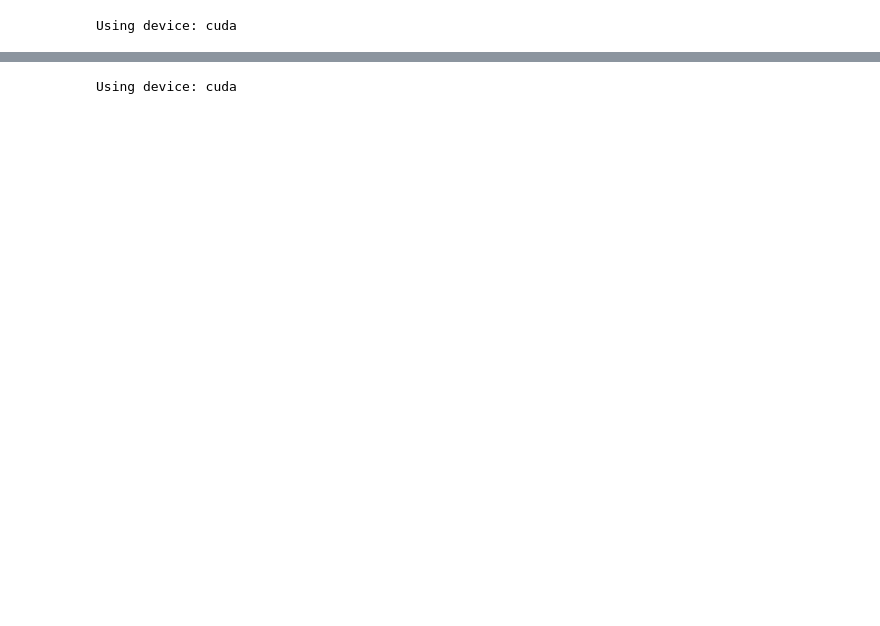
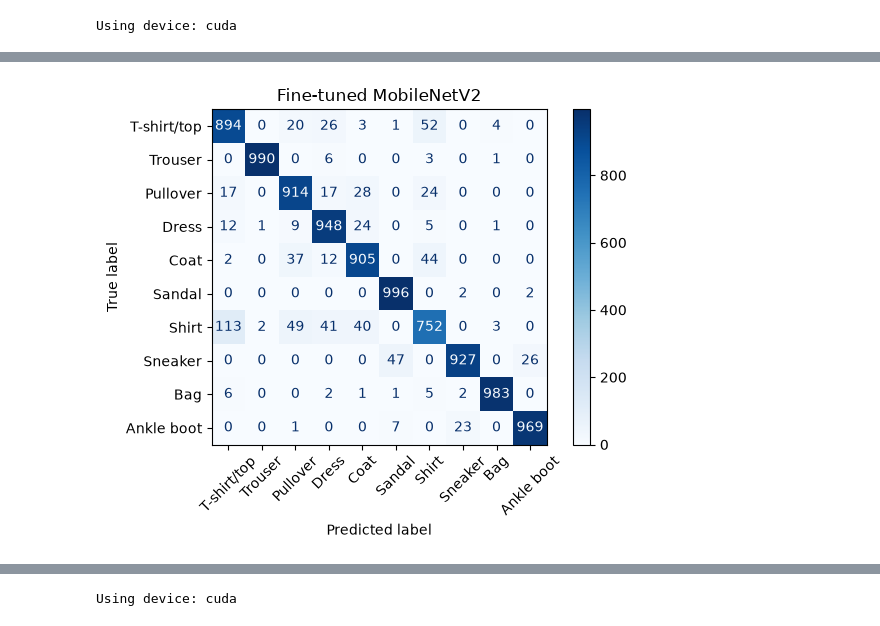
Before and after one commit to chabi1773/EN3150_Assignment_03_Team-FrameX, a Jupyter notebook: PR_assignment.ipynb, the cells around one changed output, grey strips where cells are left out. Saved outputs shown, nothing was run; the diff lists cells and outputs as text; code cells hidden in the pictures; blank space fills up the shorter version.

Commit message:
for last fine tuned mobile net and efficient net added codes to compare results, compary memory, time , number of parameters and also confusion matrix

```diff
--- a/PR_assignment.ipynb
+++ b/PR_assignment.ipynb
@@ -2393,0 +2408,91 @@ plt.show()
+# %%
+# ---new--- Evaluate and save fine-tuned MobileNetV2
+from pathlib import Path
+import pandas as pd
+from sklearn.metrics import (
+    classification_report,
+    confusion_matrix,
+    ConfusionMatrixDisplay,
+)
+
+assert isinstance(model_pt, torchvision.models.MobileNetV2)
+
+results_dir = Path("results") / "mobilenetv2_finetuned"
+results_dir.mkdir(parents=True, exist_ok=True)
+
+model_pt.eval()
+all_true_labels = []
+all_predictions = []
+
+with torch.no_grad():
+    for images, labels in testloader:
+        images = images.to(device)
+        predictions = model_pt(images).argmax(dim=1)
+
+        all_true_labels.extend(labels.cpu().tolist())
+        all_predictions.extend(predictions.cpu().tolist())
+
+class_names = torchvision.datasets.FashionMNIST.classes
+
+report = classification_report(
+    all_true_labels,
+    all_predictions,
+    labels=list(range(len(class_names))),
+    target_names=class_names,
+    output_dict=True,
+    zero_division=0,
+)
+
+class_results = pd.DataFrame(report).T.drop(
+    index="accuracy", errors="ignore"
+)
+class_results.to_csv(results_dir / "classification_report.csv")
+display(class_results)
+
+matrix = confusion_matrix(
+    all_true_labels,
+    all_predictions,
+    labels=list(range(len(class_names))),
+)
+
+pd.DataFrame(
+    matrix, index=class_names, columns=class_names
+).to_csv(results_dir / "confusion_matrix.csv")
+
+ConfusionMatrixDisplay(
+    confusion_matrix=matrix,
+    display_labels=class_names,
+).plot(xticks_rotation=45, cmap="Blues")
+
+plt.title("Fine-tuned MobileNetV2")
+plt.tight_layout()
+plt.savefig(results_dir / "confusion_matrix.png", dpi=200)
+plt.show()
+
+torch.save(model_pt.state_dict(), results_dir / "weights.pt")
+
+parameter_count = sum(
+    parameter.numel() for parameter in model_pt.parameters()
+)
+model_bytes = sum(
+    value.numel() * value.element_size()
+    for value in model_pt.state_dict().values()
+)
+
+mobilenet_results = pd.DataFrame([{
+    "model": "Fine-tuned MobileNetV2",
+    "total_parameters": parameter_count,
+    "estimated_model_size_MB": model_bytes / 1_000_000,
+    "saved_model_size_MB": (
+        results_dir / "weights.pt"
+    ).stat().st_size / 1_000_000,
+    "test_images": len(all_true_labels),
+    "test_accuracy_percent": report["accuracy"] * 100,
+    "macro_precision": report["macro avg"]["precision"],
+    "macro_recall": report["macro avg"]["recall"],
+    "macro_f1": report["macro avg"]["f1-score"],
+}])
+
+mobilenet_results.to_csv(results_dir / "results.csv", index=False)
+display(mobilenet_results)
+# %% [output]
@@ -2393,0 +2512 @@ plt.show()
+[figure, added]
```
Also changed, not shown: parts of 8 cells of this notebook, 10 other files.
